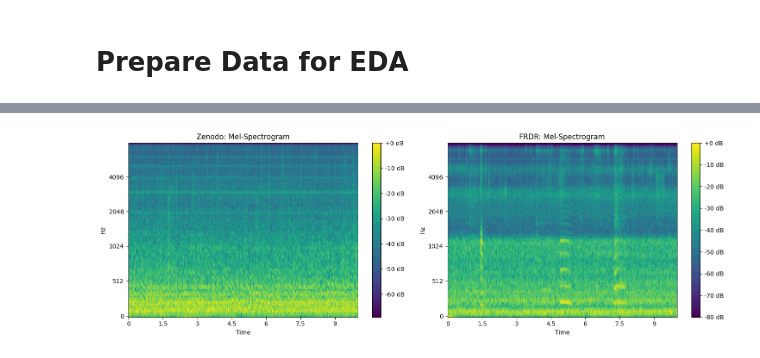
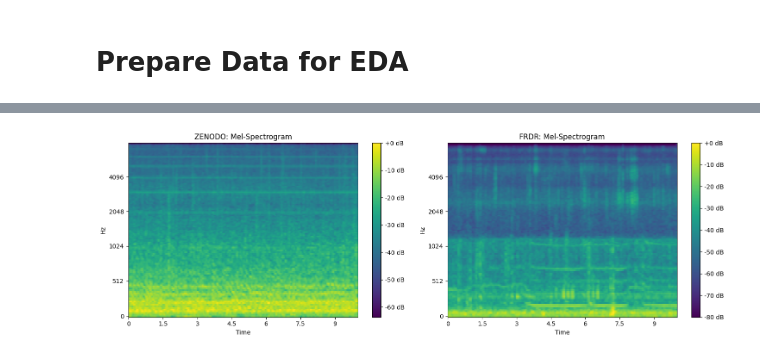
Before and after one commit to jadjadjade002/aib-apisacoustic, a Jupyter notebook: EDAapisacoustic.ipynb, the cells around one changed output, grey strips where cells are left out. Saved outputs shown, nothing was run; the diff lists cells and outputs as text; code cells hidden in the pictures.

```diff
--- a/EDAapisacoustic.ipynb
+++ b/EDAapisacoustic.ipynb
@@ -138,0 +105,12 @@ df_durations = pd.DataFrame(all_duration_data)
+# %%
+df_all = pd.concat([df_frdr_all, df_zenodo_all], ignore_index=True)
+
+ct = pd.crosstab(df_all['Class'], df_all['Dataset'])
+ax = ct.plot(kind='bar', figsize=(8, 5), rot=0, color=['#fbb040', '#1b75bc'], linewidth=0.5)
+plt.title('Class Distribution by Dataset')
+plt.ylabel('Count')
+plt.legend(title='Dataset')
+for container in ax.containers:
+    ax.bar_label(container)
+plt.grid(axis='y', linestyle='--', alpha=0.3)
+plt.tight_layout(); plt.show()
@@ -150,23 +152,26 @@ plt.tight_layout(); plt.show()
 # %%
-n_fft = 1024
+# Uses audio dict from waveform cell. Run eda_waveform first or load manually.
+try:
+    audio
+except NameError:
+    print('Run eda_waveform cell first to load audio')
+    raise
+
+n_fft = 4096
 hop_length = 512
-audio_zenodo_norm = audio_zenodo / (np.max(np.abs(audio_zenodo)) + 1e-10)
-audio_frdr_norm = audio_frdr / (np.max(np.abs(audio_frdr)) + 1e-10)
 
-fig, axs = plt.subplots(1, 2, figsize=(15, 5))
+fig, axes = plt.subplots(1, 2, figsize=(15, 5))
 
-mel_zenodo = librosa.feature.melspectrogram(y=audio_zenodo_norm, sr=sr, n_mels=128, n_fft=n_fft, hop_length=hop_length)
-mel_db_zenodo = librosa.power_to_db(mel_zenodo, ref=np.max)
-axs[0].set_title("Zenodo: Mel-Spectrogram")
-img1 = librosa.display.specshow(mel_db_zenodo, sr=sr, x_axis='time', y_axis='mel', ax=axs[0], cmap='viridis')
-fig.colorbar(img1, ax=axs[0], format='%+2.0f dB')
+for idx, (ds, color) in enumerate([('ZENODO', '#1b75bc'), ('FRDR', '#fbb040')]):
+    key = f'{ds}_Active'
+    y = audio[key] / (np.max(np.abs(audio[key])) + 1e-10)
+    mel = librosa.feature.melspectrogram(y=y, sr=sr, n_mels=128, n_fft=n_fft, hop_length=hop_length)
+    mel_db = librosa.power_to_db(mel, ref=np.max)
+    axes[idx].set_title(f'{ds}: Mel-Spectrogram')
+    img = librosa.display.specshow(mel_db, sr=sr, x_axis='time', y_axis='mel', ax=axes[idx], cmap='viridis')
+    fig.colorbar(img, ax=axes[idx], format='%+2.0f dB')
 
-mel_frdr = librosa.feature.melspectrogram(y=audio_frdr_norm, sr=sr, n_mels=128, n_fft=n_fft, hop_length=hop_length)
-mel_db_frdr = librosa.power_to_db(mel_frdr, ref=np.max)
-axs[1].set_title("FRDR: Mel-Spectrogram")
-img2 = librosa.display.specshow(mel_db_frdr, sr=sr, x_axis='time', y_axis='mel', ax=axs[1], cmap='viridis')
-fig.colorbar(img2, ax=axs[1], format='%+2.0f dB')
 plt.tight_layout(); plt.show()
 # %% [output]
-[figure, old version]
+[figure, new version]
 # %%
```
Also changed, not shown: parts of 13 cells of this notebook.
